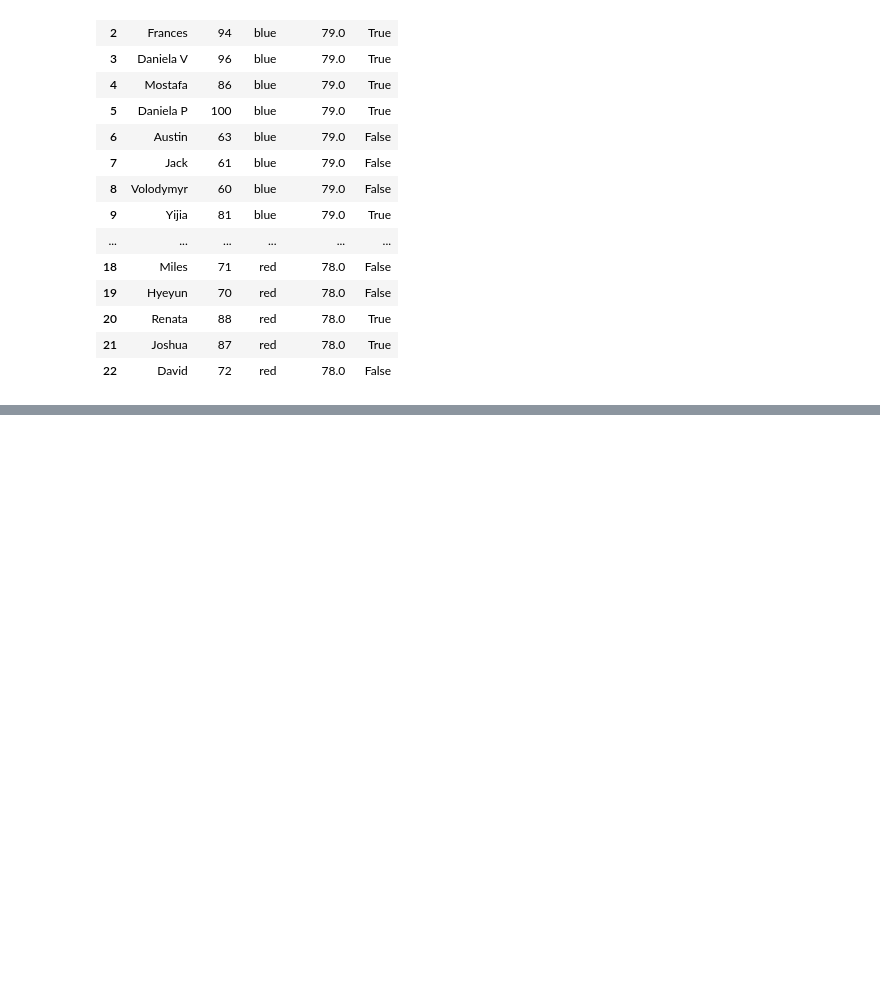
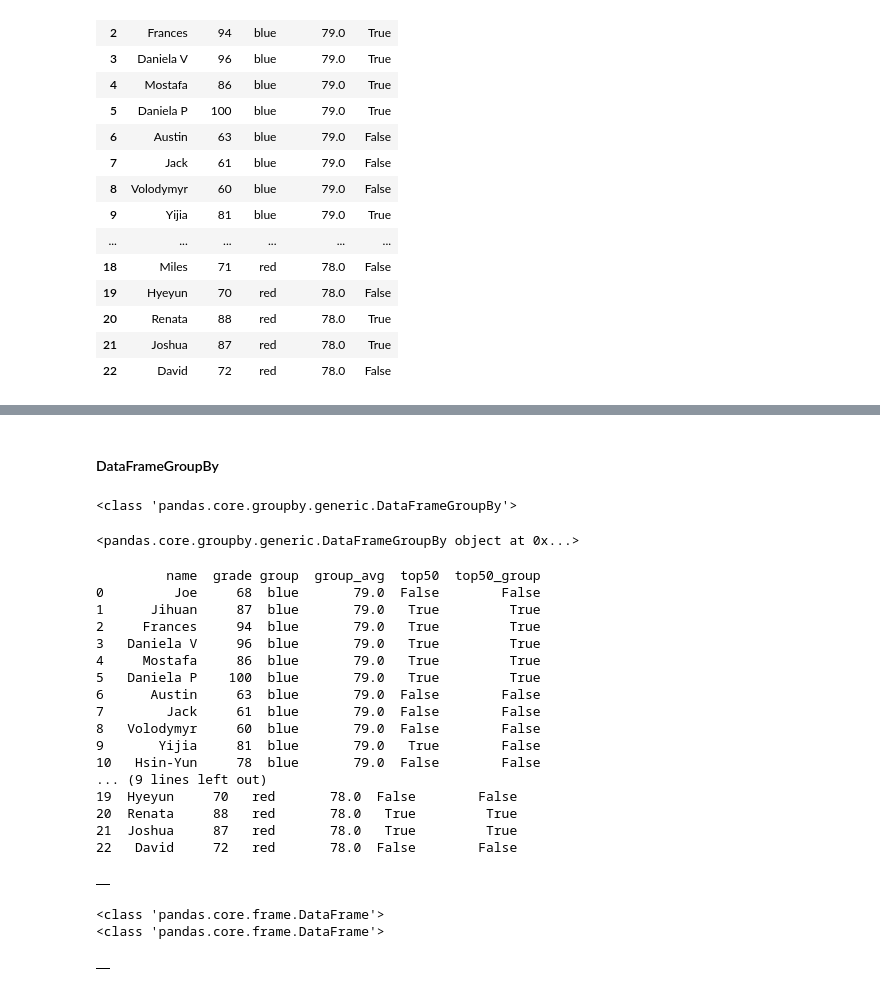
Before and after one commit to seidelj/python-course, a Jupyter notebook: week6/pandas_intro.ipynb, the cells around one changed output, grey strips where cells are left out. Drawn from its saved outputs; the diff is of its cells as text; code cells hidden in the pictures; blank space fills up the shorter version.

```diff
--- a/week6/pandas_intro.ipynb
+++ b/week6/pandas_intro.ipynb
@@ -262,0 +294,6 @@ roster
+# %%
+def print_arg(x):
+    print(x)
+
+def print_type(x):
+    print(type(x))
@@ -262,0 +448,36 @@ roster
+# %% [markdown]
+#### DataFrameGroupBy
+# %%
+groups = roster.groupby('group')
+print(type(groups))
+groups
+# %% [output]
+<class 'pandas.core.groupby.generic.DataFrameGroupBy'>
+<pandas.core.groupby.generic.DataFrameGroupBy object at 0x...>
+# %%
+groups.apply(print_arg)
+# %% [output]
+         name  grade group  group_avg  top50  top50_group
+0         Joe     68  blue       79.0  False        False
+1      Jihuan     87  blue       79.0   True         True
+2     Frances     94  blue       79.0   True         True
+3   Daniela V     96  blue       79.0   True         True
+4     Mostafa     86  blue       79.0   True         True
+5   Daniela P    100  blue       79.0   True         True
+6      Austin     63  blue       79.0  False        False
+7        Jack     61  blue       79.0  False        False
+8   Volodymyr     60  blue       79.0  False        False
+9       Yijia     81  blue       79.0   True        False
+10   Hsin-Yun     78  blue       79.0  False        False
+... (9 lines left out)
+19  Hyeyun     70   red       78.0  False        False
+20  Renata     88   red       78.0   True         True
+21  Joshua     87   red       78.0   True         True
+22   David     72   red       78.0  False        False
+|  |
+# %%
+groups.apply(print_type)
+# %% [output]
+<class 'pandas.core.frame.DataFrame'>
+<class 'pandas.core.frame.DataFrame'>
+|  |
```
Also changed, not shown: parts of 10 cells of this notebook, 2 other files.
